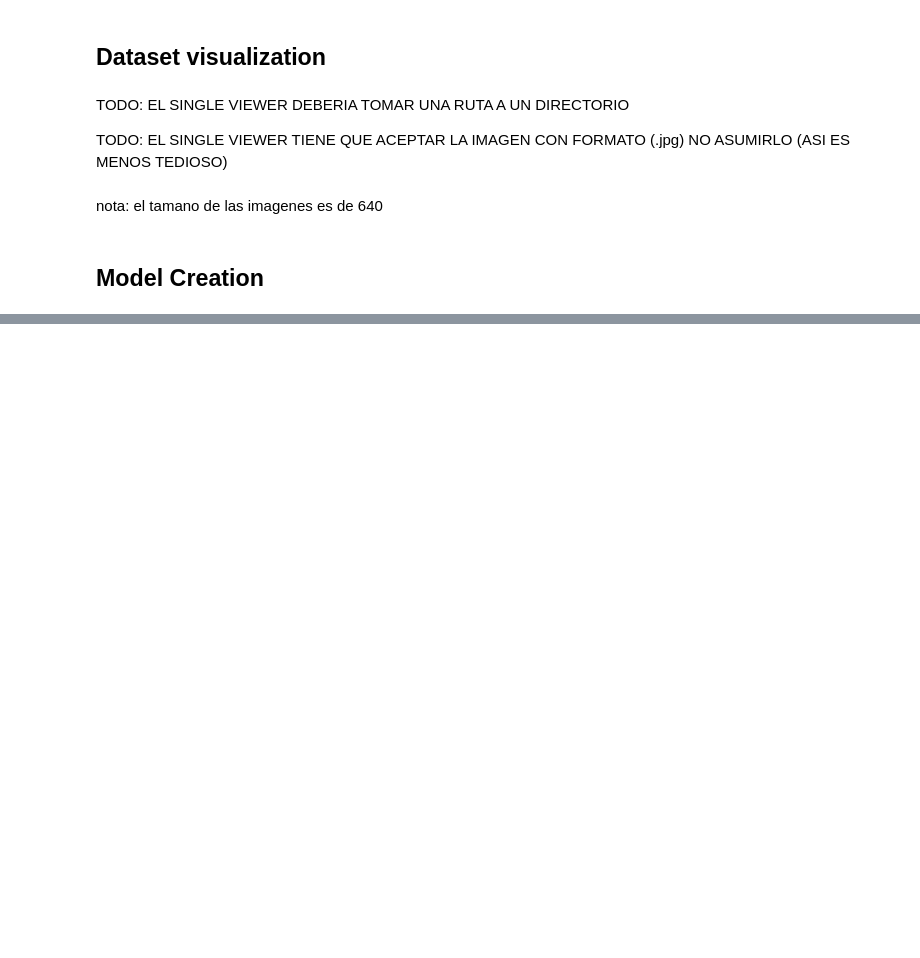
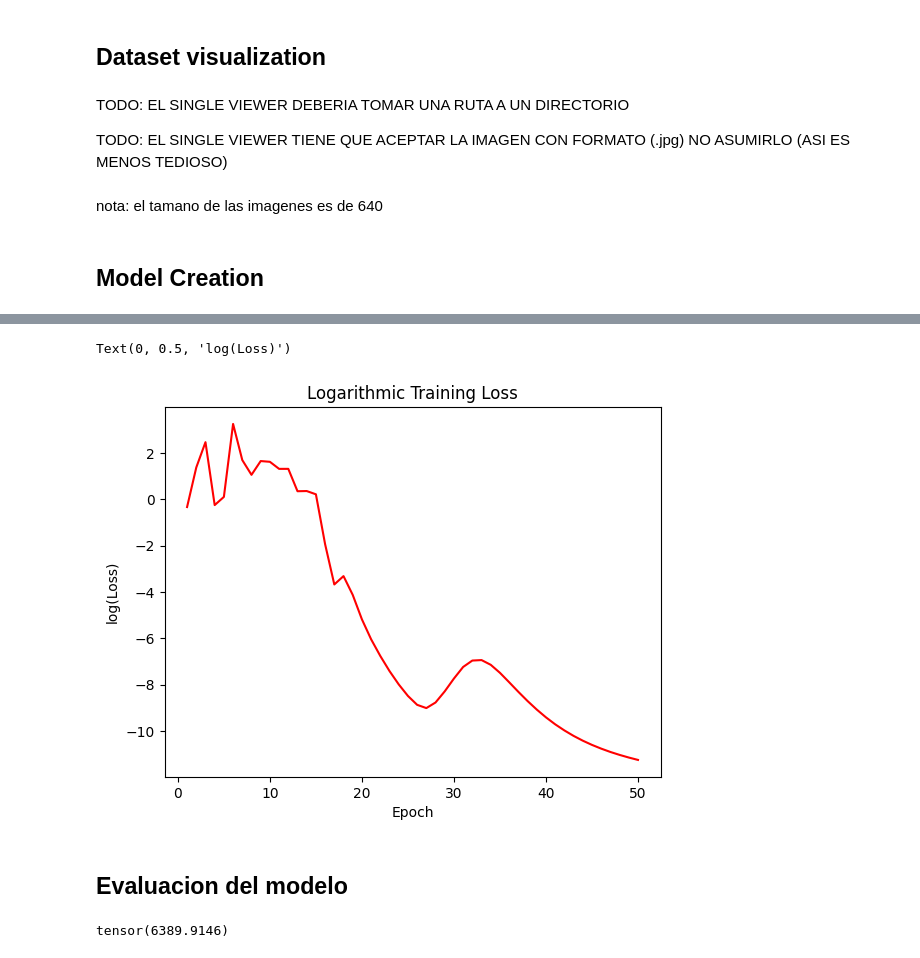
Before and after one commit to cbasitodx/Breast-Cancer-Medical-Image-Classification-Detection-Segmentation, a Jupyter notebook: src/main.ipynb, the cells around one changed output, grey strips where cells are left out. Drawn from its saved outputs; the diff is of its cells as text; code cells hidden in the pictures; blank space fills up the shorter version.

Commit message:
Added sketch of the training code for the net in main.ipynb. Soon to be its own class

```diff
--- a/src/main.ipynb
+++ b/src/main.ipynb
@@ -97,0 +134,2 @@ torch.Size([4, 2])
+# %%
+classification_dataloader : torch.utils.data.DataLoader = torch.utils.data.DataLoader(dataset=classification_dataset, batch_size=BATCH_SIZE, shuffle=True)
@@ -97,0 +146,38 @@ torch.Size([4, 2])
+# %%
+num_epochs : int = 100
+
+running_loss : list[float] = []
+
+for epoch in range(num_epochs):
+
+    running_loss_per_epoch : float = 0.0
+
+    # We zero (re-start) the gradients for every batch
+    optimizer.zero_grad()
+
+    for im, label in classification_dataloader:
+
+        im = im.to(device)
+        label = label.to(device)
+
+        # Firstlym we convert the label to the one-hot-encoding format
+        one_hot_label : torch.Tensor = to_one_hot(label, device=device)
+
+        # Now, we perform a forward pass of the batch
+        out : torch.Tensor = resnet50(im)
+
+        # Now, we obtain the output of the loss function and its gradient
+        loss : torch.Tensor = criterion(out, one_hot_label)
+        loss.backward()
+
+        # Lastly, update the weights
+        optimizer.step()
+
+        # Update the running loss for this epoch
+        running_loss_per_epoch += loss.item()
+
+    # Add the running loss of this epoch to the list of running losses
+    running_loss.append(running_loss_per_epoch)
+
+    # Print the runinng loss of this epoch
+    print(f"EPOCH {epoch + 1}/{num_epochs} : {running_loss_per_epoch}")
@@ -97,0 +203,10 @@ torch.Size([4, 2])
+# %%
+plt.plot(list(range(1,len(running_loss) + 1)), np.log(running_loss), color="red")
+plt.title("Logarithmic Training Loss")
+plt.xlabel("Epoch")
+plt.ylabel("log(Loss)")
+# %% [output]
+Text(0, 0.5, 'log(Loss)')
+[figure, added]
+# %% [markdown]
+## Evaluacion del modelo
@@ -97,0 +218,20 @@ torch.Size([4, 2])
+# %%
+classification_val_dataset : torch.utils.data.Dataset = torchvision.datasets.ImageFolder("../dataset/valid/classification/images",
+                                                                                         transform = initial_transformation)
+
+resnet50.eval()
+# First, we obtain the classifications for all the validation examples
+predictions : torch.tensor
+true_vals : torch.tensor
+
+for im, labels in classification_val_dataloader:
+    predictions = resnet50(im)
+    true_vals = labels #wow
+
+predictions : np.ndarray = predictions.detach().numpy().max(axis=1)
+print(nn.functional.mse_loss(torch.Tensor(predictions), true_vals))
+
+# CRISTIAN SI LEES ESTO, MI CODIGO DE EVALUACION Y ENTRENAMIENTO ES PUTISIMA MIERDA, NO TE LO TOMES DEMASIADO EN SERIO. ERAN LAS 2 AM Y ME QUERIA IR A DORMIR
+# TQM (Y A QUIEN SEA Q LEA ESTO)
+# %% [output]
+tensor(6389.9146)
```
Also changed, not shown: parts of 17 cells of this notebook, 2 other files.
